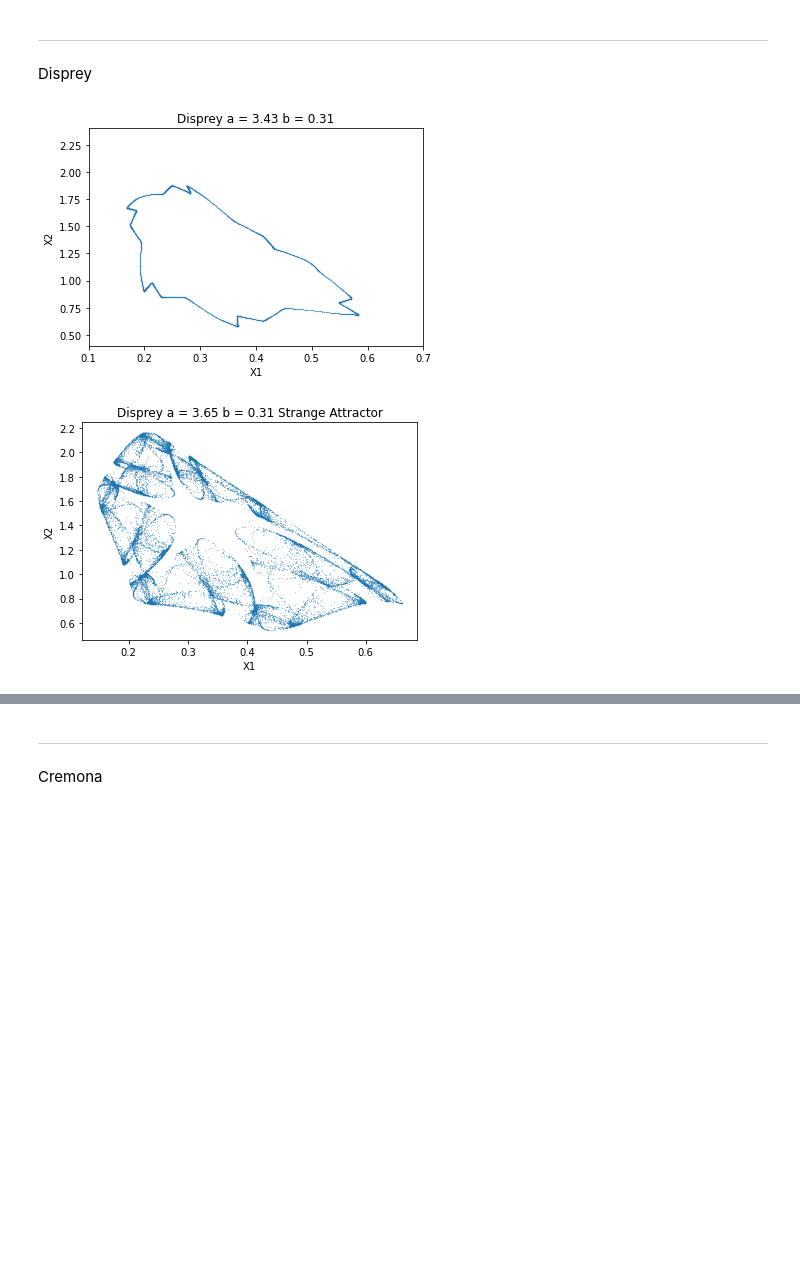
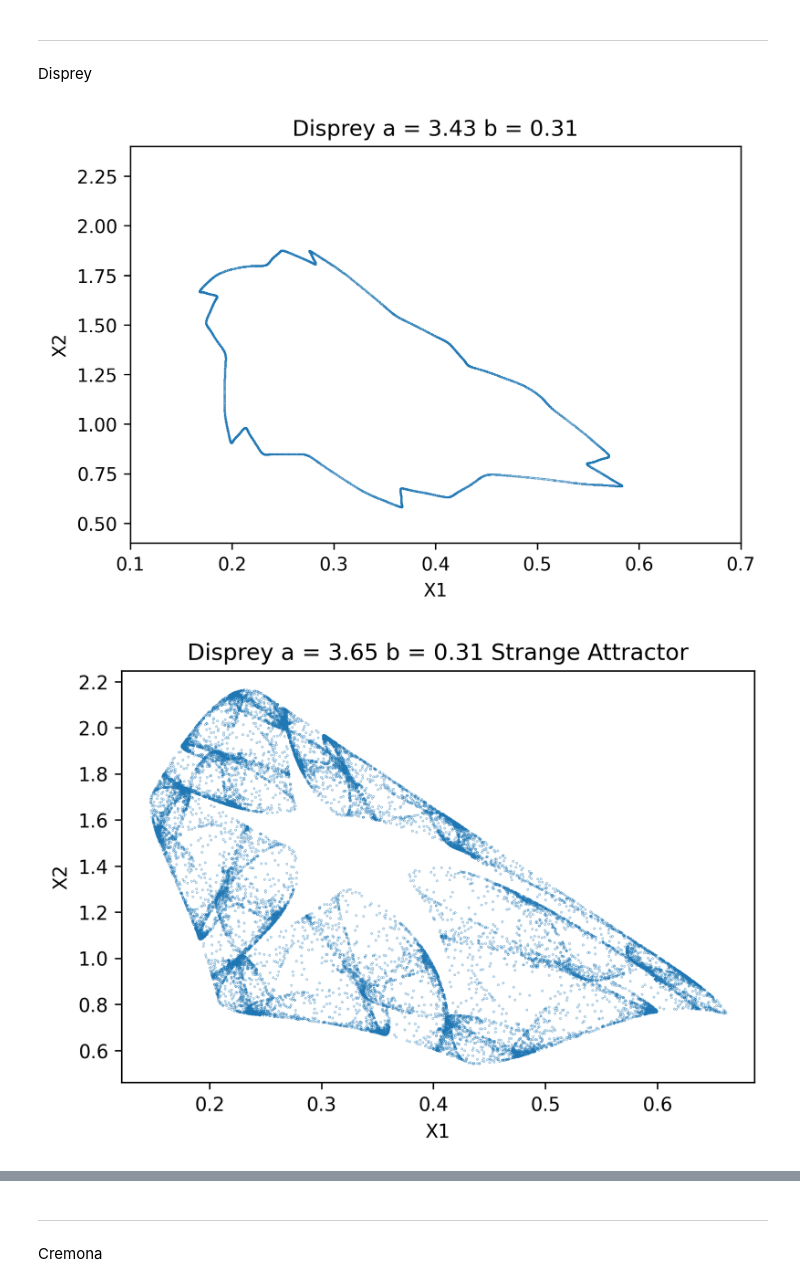
Before and after one commit to GastonRAraujo/Sistemas-discretos, a Jupyter notebook: MiniProyecto.ipynb, the cells around one changed output, grey strips where cells are left out. Cells and saved outputs as stored; diff of their text form; code cells hidden in the pictures; blank space fills up the shorter version.

```diff
--- a/MiniProyecto.ipynb
+++ b/MiniProyecto.ipynb
@@ -5,7 +7,7 @@ import numpy as np
 #Funciones----------------------------------------------------------------------
 
 
-def heron(a,b,xn,yn):
+def henon(a,b,xn,yn):
   xk = 1 + yn - a * (xn**2)
   yk = b*xn
 
@@ -29,13 +31,14 @@ def cremona(a,xn,yn):
 #Ciclos-------------------------------------------------------------------------
 #genero los graficos para realizar rapidamente varias iteraciones
 
-def Heron_Cicle(xi,yi,a_,b_,tf):
+def Henon_Cicle(xi,yi,a_,b_,tf):
   x1 = [xi]*(tf)
   x2 = [yi]*(tf)
   for i in range(tf-1):
     x0 = x1[i]
     y0 = x2[i]
-    x1[i+1], x2[i+1] = heron(a_,b_,x0,y0)
+    x1[i+1], x2[i+1] = henon(a_,b_,x0,y0)
+  plt.figure(dpi=300)
   plt.scatter(x1,x2, s = 0.1, marker='.')
 
 
@@ -48,7 +51,7 @@ def Disprey_Cicle(xi,yi,a_,b_,tf):
     x0 = x1[i]
     y0 = x2[i]
     x1[i+1], x2[i+1] = disprey(a_,b_,x0,y0)
-  plt.scatter(x1,x2, s = 0.1, marker='.')
+  return x1, x2
 
 
 def Disprey_Cicle_tirar(xi,yi,a_,b_,tf):
@@ -97,26 +100,26 @@ y = [0]*t0
 for i in range(t0-1):
   x0 = x[i]
   y0 = y[i]
-  x[i+1], y[i+1] = heron(a,b,x0,y0)
+  x[i+1], y[i+1] = henon(a,b,x0,y0)
 
 
-Heron_Cicle(x[-1],y[-1],a,b,3000)
+Henon_Cicle(x[-1],y[-1],a,b,3000)
 
 plt.xlim(-1.3,1.3)
 plt.ylim(-0.5,0.5)
 plt.xlabel("X1")
 plt.ylabel("X2")
-plt.title("Heron a = 1.4 b = 0.3")
+plt.title("Hénon a = 1.4 b = 0.3")
 plt.show()
 
 
 
-Heron_Cicle(x[-1],y[-1],a,b,20000)
+Henon_Cicle(x[-1],y[-1],a,b,20000)
 
 plt.xlim(0.5,0.75)
 plt.ylim(0.15,0.21)
 plt.xlabel("X1")
 plt.ylabel("X2")
-plt.title("Heron a = 1.4 b = 0.3, Cantor Set")
+plt.title("Hénon a = 1.4 b = 0.3, Cantor Set")
 plt.show()
 # %% [output]
@@ -137,40 +140,41 @@ b = 0.31
 t0 = 100
 
 
 #Memoria ---------------------------------
 #Las primeras iteraciones seran descartadas
 x = [0.5]*t0
 y = [1]*t0
 
 
 #Iteraciones iniciales-------------------------
 
 for i in range(t0-1):
   x0 = x[i]
   y0 = y[i]
   x[i+1], y[i+1] = disprey(a,b,x0,y0)
 
-
-Disprey_Cicle(x[-1],y[-1],a,b,3333)
-
+x,y = Disprey_Cicle(x[-1],y[-1],a,b,3333)
+plt.figure(dpi=300)
+plt.scatter(x,y, s = 0.1, marker='.')
 plt.xlim(0.1,0.7)
 plt.ylim(0.4,2.4)
 plt.xlabel("X1")
 plt.ylabel("X2")
 plt.title("Disprey a = 3.43 b = 0.31")
 plt.show()
 
 
 
-Disprey_Cicle(x[-1],y[-1],3.65,0.31,20000)
-
+x,y = Disprey_Cicle(x[-1],y[-1],3.65,0.31,20000)
+plt.figure(dpi=300)
+plt.scatter(x,y, s = 0.1, marker='.')
 plt.title("Disprey a = 3.65 b = 0.31 Strange Attractor")
 plt.xlabel("X1")
 plt.ylabel("X2")
 plt.show()
 # %% [output]
-[figure, old version]
+[figure, new version]
-[figure, old version]
+[figure, new version]
 # %%
 #Parametros -----------------------------
 a = 3.43
```
Also changed, not shown: parts of 8 cells of this notebook.
